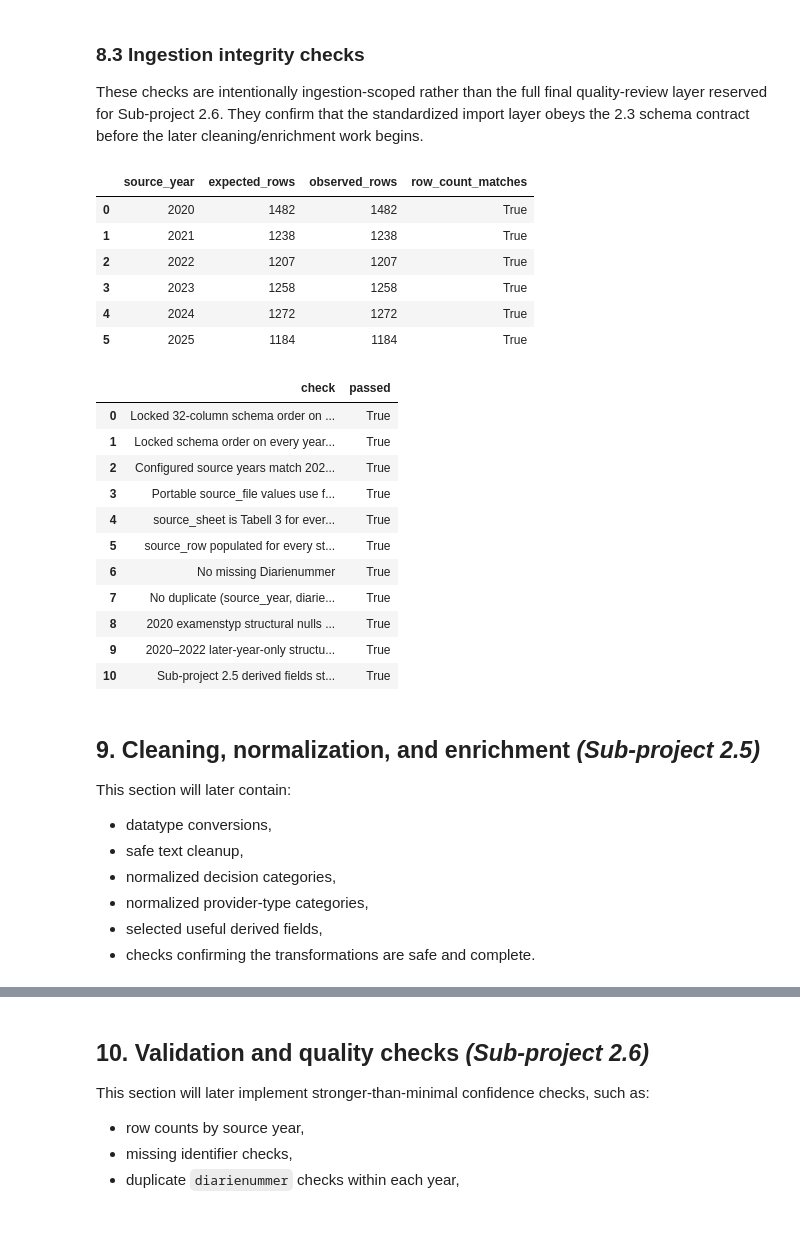
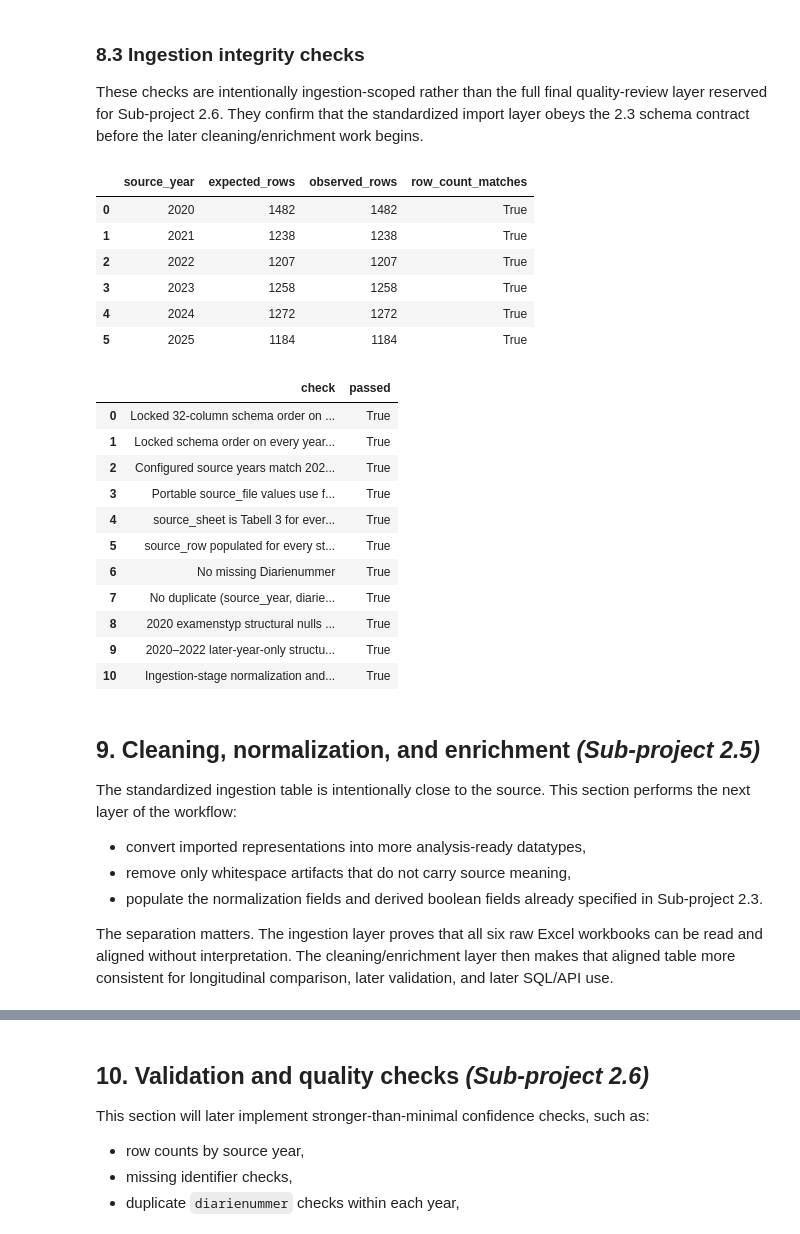
Before and after one commit to GhaneJ/Data_Pipelines, a Jupyter notebook: part_2/main.ipynb, the cells around one changed output, grey strips where cells are left out. Drawn from its saved outputs; the diff is of its cells as text; code cells hidden in the pictures.

```diff
--- a/part_2/main.ipynb
+++ b/part_2/main.ipynb
@@ -1159,12 +1159,19 @@ SOURCE_TO_STANDARDIZED_COLUMN = {
     "Beviljade platser totalt": "beviljade_platser_totalt",
 }
 
-DERIVED_FIELDS_DEFERRED_TO_SUBPROJECT_2_5 = [
+INGESTION_STAGE_PLACEHOLDER_FIELDS = [
     "beslut_normalized",
     "is_approved",
     "has_multiple_municipalities",
     "is_distance_based",
     "huvudmannatyp_normalized",
+]
+
+CONCAT_STABLE_NULLABLE_INTEGER_FIELDS = [
+    "seqf_niva",
+    "sokta_platser_per_utbildningsomgang",
+    "sokta_platser_totalt",
+    "beviljade_platser_totalt",
 ]
 
 
@@ -1206,6 +1213,17 @@ def read_standardized_tabell_3(config: dict[str, object]) -> pd.DataFrame:
             standardized[curated_field] = pd.NA
 
     standardized = standardized[LOCKED_CURATED_SCHEMA].copy()
+
+    # Stabilize sparse later-year integer columns before cross-year concatenation.
+    # Older years intentionally contain structural nulls in these columns; explicit
+    # nullable integer dtypes keep the concat result deterministic across pandas
+    # dtype-inference rules and retain missing values without coercing to float.
+    for column_name in CONCAT_STABLE_NULLABLE_INTEGER_FIELDS:
+        standardized[column_name] = pd.to_numeric(
+            standardized[column_name],
+            errors="raise",
+        ).astype("Int64")
+
     return standardized.reset_index(drop=True)
 # %% [output]
 |  | source_year | source_file | source_sheet | excel_header_row | pandas_header_index |
@@ -1312,8 +1330,8 @@ later_year_structural_null_ok = standardized_applications.loc[
     later_year_only_fields,
 ].isna().all().all()
 
-deferred_fields_unpopulated_ok = standardized_applications[
-    DERIVED_FIELDS_DEFERRED_TO_SUBPROJECT_2_5
+ingestion_placeholder_fields_unpopulated_ok = standardized_applications[
+    INGESTION_STAGE_PLACEHOLDER_FIELDS
 ].isna().all().all()
 
 ingestion_validation_summary = pd.DataFrame(
@@ -1328,7 +1346,7 @@ ingestion_validation_summary = pd.DataFrame(
         {"check": "No duplicate (source_year, diarienummer) keys", "passed": duplicate_application_key_count == 0},
         {"check": "2020 examenstyp structural nulls preserved", "passed": examenstyp_structural_null_ok},
         {"check": "2020–2022 later-year-only structural nulls preserved", "passed": later_year_structural_null_ok},
-        {"check": "Sub-project 2.5 derived fields still intentionally unpopulated", "passed": deferred_fields_unpopulated_ok},
+        {"check": "Ingestion-stage normalization and convenience fields remain unpopulated", "passed": ingestion_placeholder_fields_unpopulated_ok},
     ]
 )
 
@@ -1342,43 +1360,42 @@ assert combined_schema_order_ok and per_year_schema_order_ok, (
     "Standardized ingestion must enforce the locked 32-field schema order."
 )
 assert source_year_scope_ok, "The standardized applications table must cover exactly the expected 2020–2025 years."
 assert portable_source_file_ok, "source_file should contain portable filenames only, not absolute paths."
 assert source_sheet_ok, "The standardized ingestion table should only contain Tabell 3 rows."
 assert source_row_present_ok, "source_row must be populated for every standardized row."
 assert missing_diarienummer_count == 0, "Unexpected missing Diarienummer after standardized ingestion."
 assert duplicate_application_key_count == 0, "Unexpected duplicate application keys after standardized ingestion."
 assert examenstyp_structural_null_ok, "2020 should retain structural nulls for examenstyp."
 assert later_year_structural_null_ok, "2020–2022 should retain structural nulls for later-year-only fields."
-assert deferred_fields_unpopulated_ok, (
-    "Normalization and selected convenience fields must remain unpopulated until Sub-project 2.5."
+assert ingestion_placeholder_fields_unpopulated_ok, (
+    "Normalization and selected convenience fields must remain unpopulated in standardized_applications."
 )
 # %% [output]
 |  | source_year | expected_rows | observed_rows | row_count_matches |
 | 0 | 2020 | 1482 | 1482 | True |
 | 1 | 2021 | 1238 | 1238 | True |
 | 2 | 2022 | 1207 | 1207 | True |
 | 3 | 2023 | 1258 | 1258 | True |
 | 4 | 2024 | 1272 | 1272 | True |
 | 5 | 2025 | 1184 | 1184 | True |
 |  | check | passed |
 | 0 | Locked 32-column schema order on ... | True |
 | 1 | Locked schema order on every year... | True |
 | 2 | Configured source years match 202... | True |
 | 3 | Portable source_file values use f... | True |
 | 4 | source_sheet is Tabell 3 for ever... | True |
 | 5 | source_row populated for every st... | True |
 | 6 | No missing Diarienummer | True |
 | 7 | No duplicate (source_year, diarie... | True |
 | 8 | 2020 examenstyp structural nulls ... | True |
 | 9 | 2020–2022 later-year-only structu... | True |
-| 10 | Sub-project 2.5 derived fields st... | True |
+| 10 | Ingestion-stage normalization and... | True |
 # %% [markdown]
 ## 9. Cleaning, normalization, and enrichment *(Sub-project 2.5)*
 
-This section will later contain:
-- datatype conversions,
-- safe text cleanup,
-- normalized decision categories,
-- normalized provider-type categories,
-- selected useful derived fields,
-- checks confirming the transformations are safe and complete.
+The standardized ingestion table is intentionally close to the source. This section performs the next layer of the workflow:
+- convert imported representations into more analysis-ready datatypes,
+- remove only whitespace artifacts that do not carry source meaning,
+- populate the normalization fields and derived boolean fields already specified in Sub-project 2.3.
+
+The separation matters. The ingestion layer proves that all six raw Excel workbooks can be read and aligned without interpretation. The cleaning/enrichment layer then makes that aligned table more consistent for longitudinal comparison, later validation, and later SQL/API use.
```
Also changed, not shown: parts of 5 cells of this notebook.
